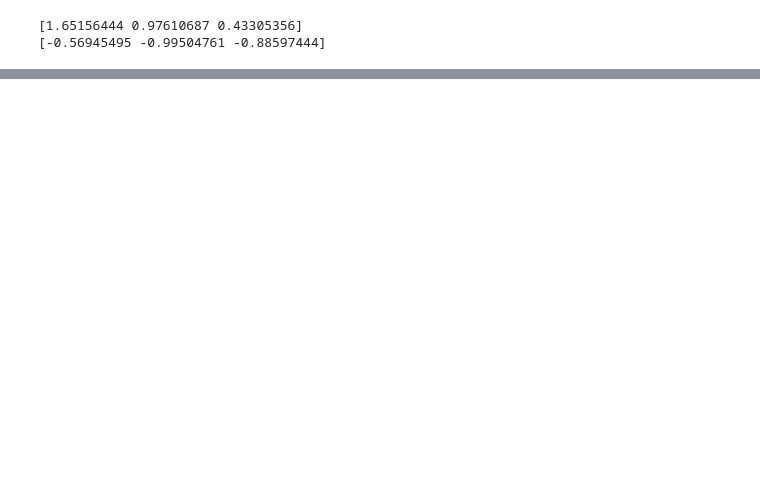
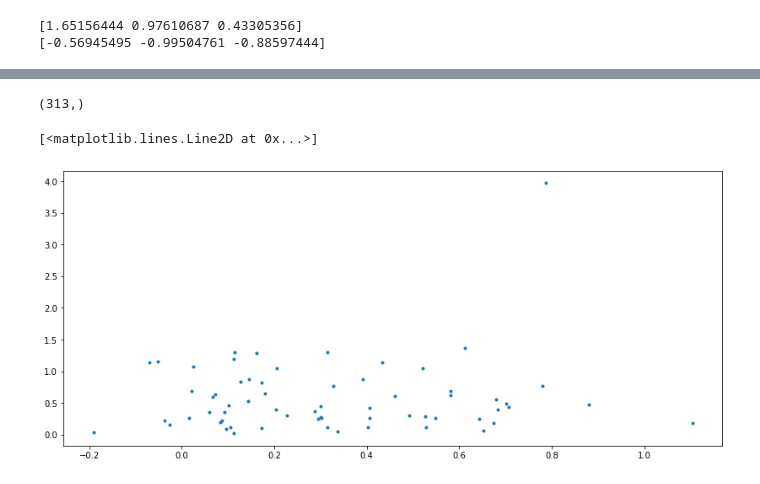
Before and after one commit to JakobSchauser/BachelorProject-IceCube-ML, a Jupyter notebook: Third_working_model.ipynb, the cells around one changed output, grey strips where cells are left out. Drawn from its saved outputs; the diff is of its cells as text; code cells hidden in the pictures; blank space fills up the shorter version.

```diff
--- a/Third_working_model.ipynb
+++ b/Third_working_model.ipynb
@@ -29,8 +33,9 @@ class dat(Dataset):
     self.n = n
     super().__init__(**kwargs)
   def read(self):
-    path = "/content/drive/MyDrive/Bachelor Project - IceCube ML/generatedDataAnglesEnergy100000 0.npz"
-    # path = "/content/drive/MyDrive/Bachelor Project - IceCube ML/data.dat"
+    # path = "/content/drive/MyDrive/Bachelor Project - IceCube ML/generatedDataAnglesEnergy100000 0.npz" # Uncleaned
+    path = "/content/drive/MyDrive/Bachelor Project - IceCube ML/generatedDataAnglesEnergyClean200000events 0.npz" # Cleaned
+    # path = "/content/drive/MyDrive/Bachelor Project - IceCube ML/data.dat" # From Severin
     dataset = np.load(path,allow_pickle = True)["arr_0"]
     graphs = []
     for g in dataset:
@@ -67,10 +72,10 @@ print(np.min(alls,axis=0))
 ################################################################################
 # PARAMETERS
 ################################################################################
-learning_rate = 5*1e-4  # Learning rate
+learning_rate = 1e-4  # Learning rate
 epochs = 200  # Number of training epochs
 test_epochs = 2 # Number of testing epochs
-batch_size = 64//2  # Batch size
+batch_size = 64  # Batch size
 
 network_size = 64 # one-variable network size changer
 
@@ -164,17 +170,16 @@ def scale_inputs(inputs):
 def custom_loss(target,predictions):
     predictions = tf.cast(predictions,"float64")
 
-    energy = tf.square(target[:,0] - predictions[:,0])
+    energy = tf.abs(target[:,0] - predictions[:,0])# tf.square(target[:,0] - predictions[:,0])
     azi, zeni = target[:,1] - predictions[:,1], target[:,2] - predictions[:,2]
-    azi  = tf.minimum(tf.abs(azi ), tf.abs(tf.abs(azi )-1))     # 1 should be pi or 2pi
-    zeni = tf.minimum(tf.abs(zeni), tf.abs(tf.abs(zeni)-1))  # 1 should be pi or 2pi
+    azi  = tf.minimum(tf.abs(azi ), tf.abs(tf.abs(azi )-2))     # 1 should be pi or 2pi
+    zeni = tf.minimum(tf.abs(zeni), tf.abs(tf.abs(zeni)-2))  # 1 should be pi or 2pi
 
     loss = 0
     loss += tf.reduce_mean(energy)
     loss += tf.reduce_mean(azi)
     loss += tf.reduce_mean(zeni)
     return loss
-
 
 
 loss_fn = custom_loss
@@ -217,11 +222,11 @@ for batch in t:
           vali_inputs, vali_target = vali_batch
           valie_inputs = scale_inputs(vali_inputs)
           vali_loss, va = validate(vali_inputs,vali_target)
-          vali_acc.append(va)
+          vali_acc.append(vali_loss)
         va = np.mean(vali_acc)
         change = (va-last_vali)/max(0.000001,last_vali)
         last_vali = va
-        s = "Train loss: {} - Train accuracy: {} | Validation accuracy {} - Change {:.3}% | Epoch: {}".format(np.mean(model_loss), np.mean(model_acc), va, change*100, epoch+1)
+        s = "Train loss: {} - Train accuracy: {} | Validation loss {} - Change {:.3}% | Epoch: {}".format(np.mean(model_loss), np.mean(model_acc), va, change*100, epoch)
         t.write(s)
         if epoch%5 == 0 and epoch != 0:
           print("Two current guesses are\n",np.array(pb[0]),np.array(pb[1]),"for\n",target[0],target[1])
@@ -286,9 +293,9 @@ for batch in test_loader:
   model_loss += loss_fn(target, predictions)
   model_acc += acc_fn(target, predictions)
 
-guesses = np.array(guesses).ravel()
-energies = np.array(energies).ravel()
-diffs = np.array(diffs).ravel()
+guesses = np.array(guesses).ravel().ravel().ravel().ravel()
+energies = np.array(energies).ravel().ravel().ravel().ravel()
+diffs = np.array(diffs).ravel().ravel().ravel().ravel()
 print("An example for guesses is:")
 print(guesses[:5],"for",energies[:5])
 
@@ -300,7 +323,14 @@ len(diffs)
+# %%
+energies.shape
+# %% [output]
+(313,)
 # %%
 import matplotlib.pyplot as plt
 
 plt.figure(figsize=(14,6))
-plt.plot(energies,diffs,'.')
+plt.plot(energies[1],diffs[1],'.')
+# %% [output]
+[<matplotlib.lines.Line2D at 0x...>]
+[figure, added]
 # %%
 diffs[0][1]
```
Also changed, not shown: parts of 7 cells of this notebook.
